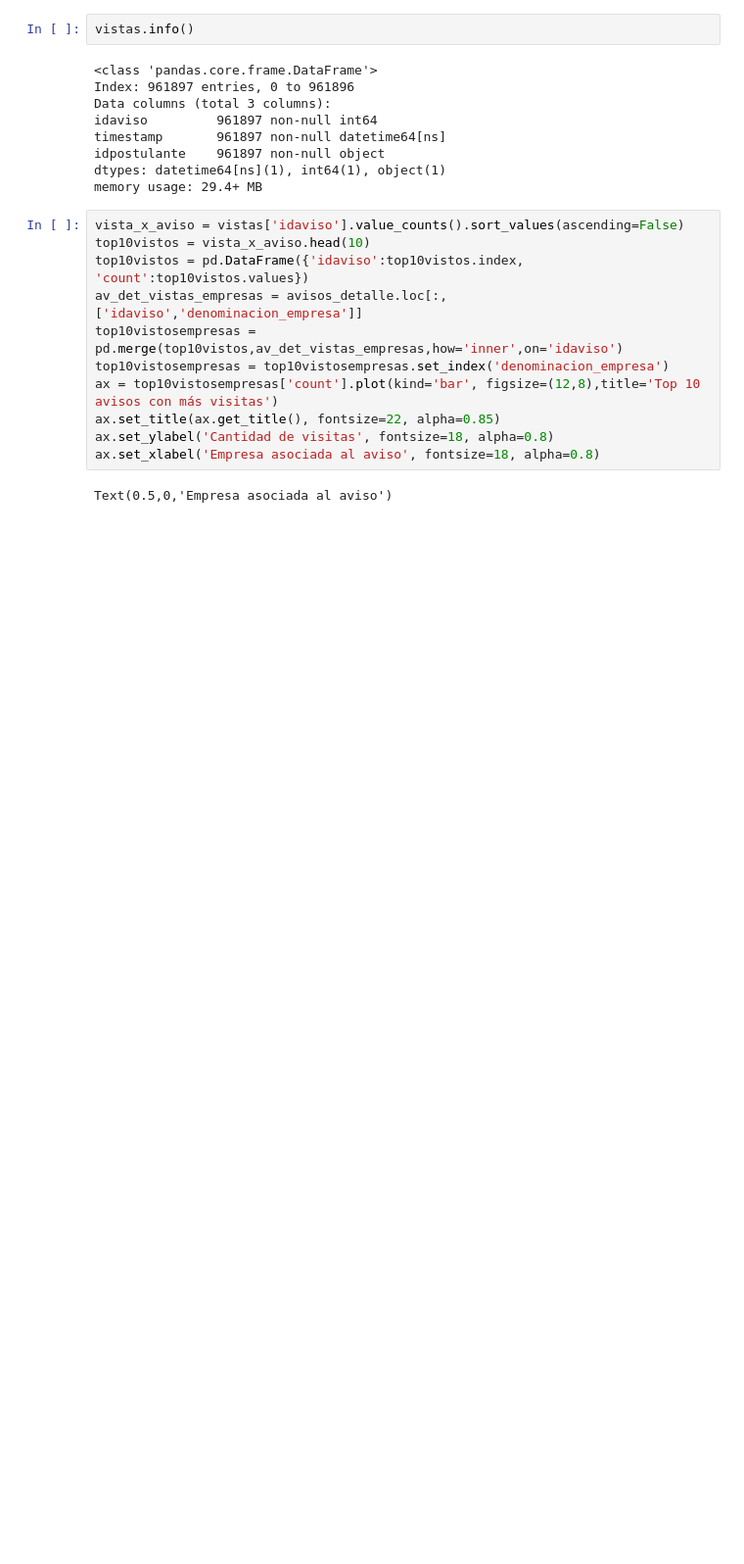
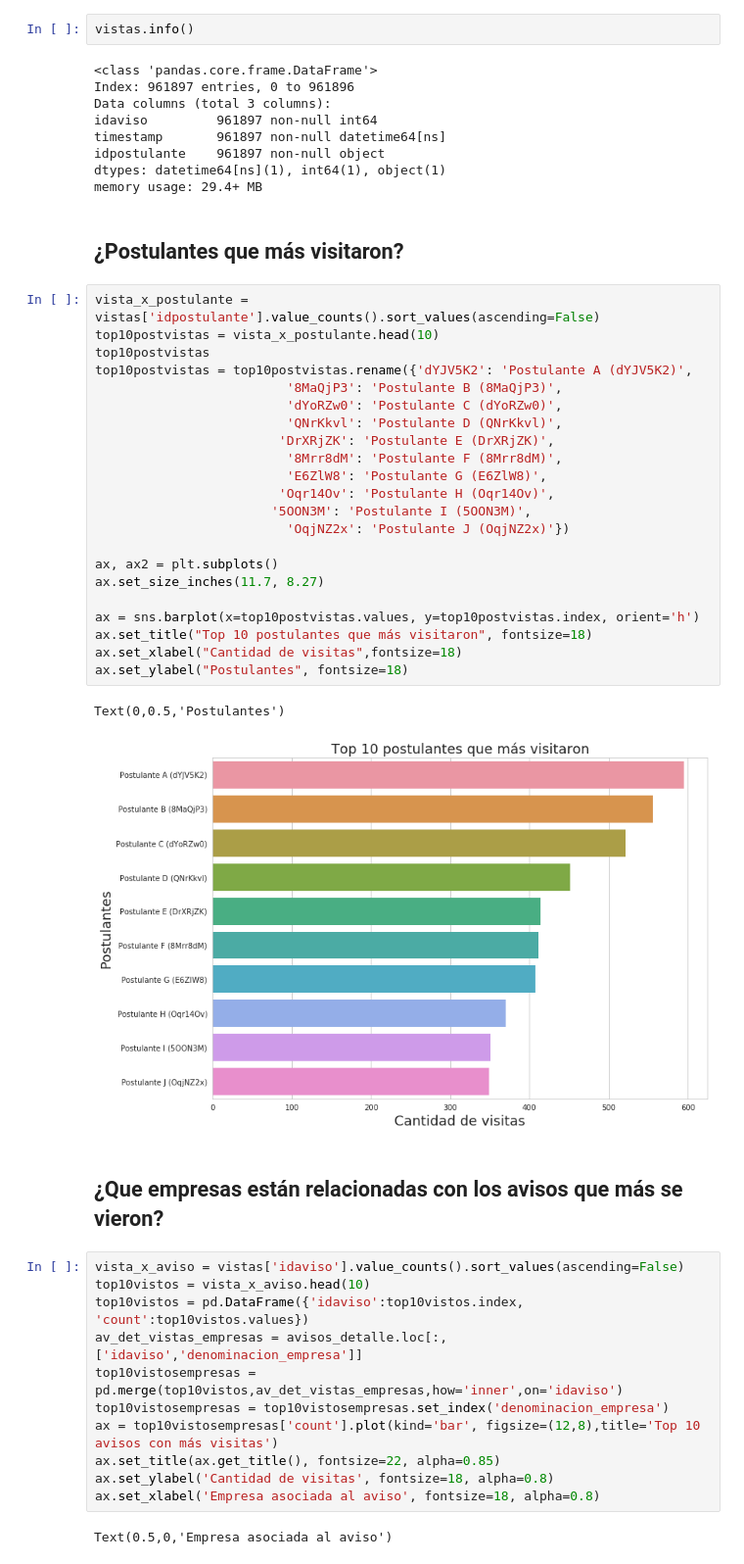
Before and after one commit to lucioll/NaventDatosTP, a Jupyter notebook: Analisis exploratorio - TP1 - Navent.ipynb, the cells around one changed output. Shown at 98% size. Drawn from its saved outputs; the diff is of its cells as text; blank space fills up the shorter version.

```diff
--- a/Analisis exploratorio - TP1 - Navent.ipynb
+++ b/Analisis exploratorio - TP1 - Navent.ipynb
@@ -483,6 +518,35 @@ timestamp       961897 non-null datetime64[ns]
 idpostulante    961897 non-null object
 dtypes: datetime64[ns](1), int64(1), object(1)
 memory usage: 29.4+ MB
+# %% [markdown]
+## ¿Postulantes que más visitaron?
+# %%
+vista_x_postulante = vistas['idpostulante'].value_counts().sort_values(ascending=False)
+top10postvistas = vista_x_postulante.head(10)
+top10postvistas
+top10postvistas = top10postvistas.rename({'dYJV5K2': 'Postulante A (dYJV5K2)',
+                         '8MaQjP3': 'Postulante B (8MaQjP3)',
+                         'dYoRZw0': 'Postulante C (dYoRZw0)',
+                         'QNrKkvl': 'Postulante D (QNrKkvl)',
+                        'DrXRjZK': 'Postulante E (DrXRjZK)',
+                         '8Mrr8dM': 'Postulante F (8Mrr8dM)',
+                         'E6ZlW8': 'Postulante G (E6ZlW8)',
+                        'Oqr14Ov': 'Postulante H (Oqr14Ov)',
+                       '5OON3M': 'Postulante I (5OON3M)',
+                         'OqjNZ2x': 'Postulante J (OqjNZ2x)'})
+
+ax, ax2 = plt.subplots()
+ax.set_size_inches(11.7, 8.27)
+
+ax = sns.barplot(x=top10postvistas.values, y=top10postvistas.index, orient='h')
+ax.set_title("Top 10 postulantes que más visitaron", fontsize=18)
+ax.set_xlabel("Cantidad de visitas",fontsize=18)
+ax.set_ylabel("Postulantes", fontsize=18)
+# %% [output]
+Text(0,0.5,'Postulantes')
+[figure, added]
+# %% [markdown]
+## ¿Que empresas están relacionadas con los avisos que más se vieron?
 # %%
 vista_x_aviso = vistas['idaviso'].value_counts().sort_values(ascending=False)
 top10vistos = vista_x_aviso.head(10)
```
Also changed, not shown: parts of 43 cells of this notebook.
